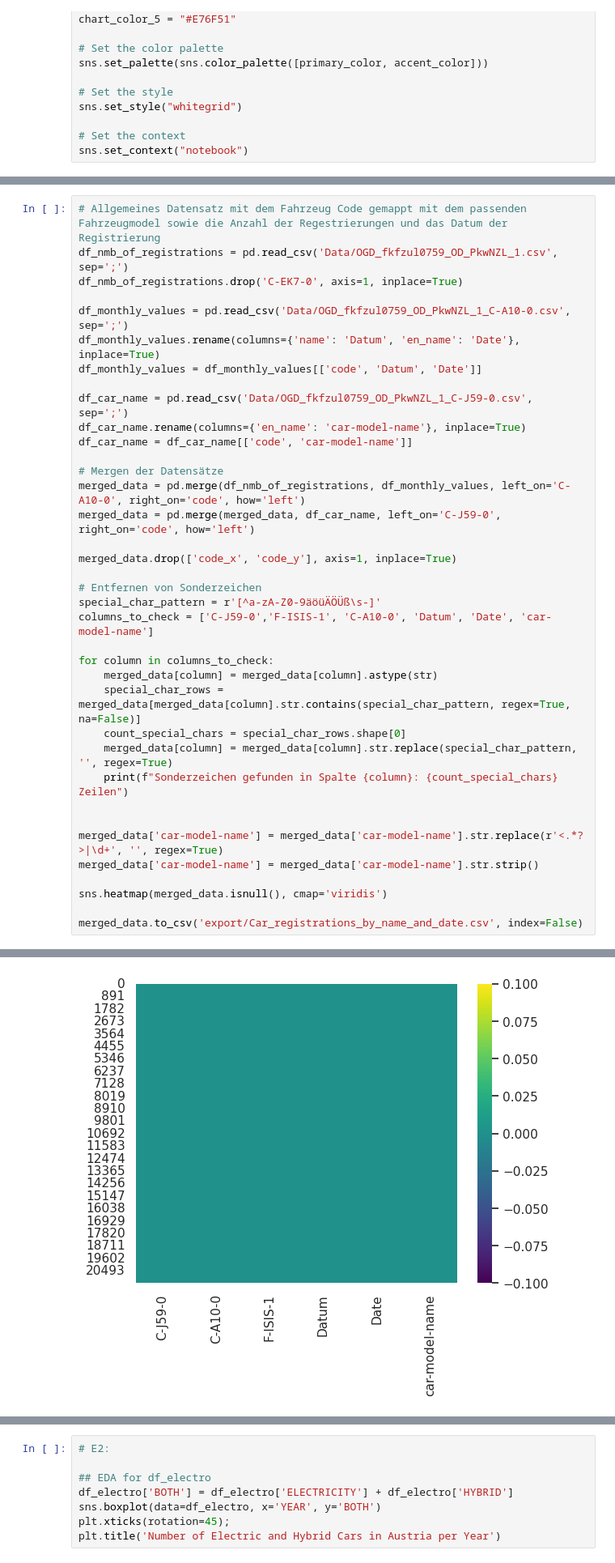
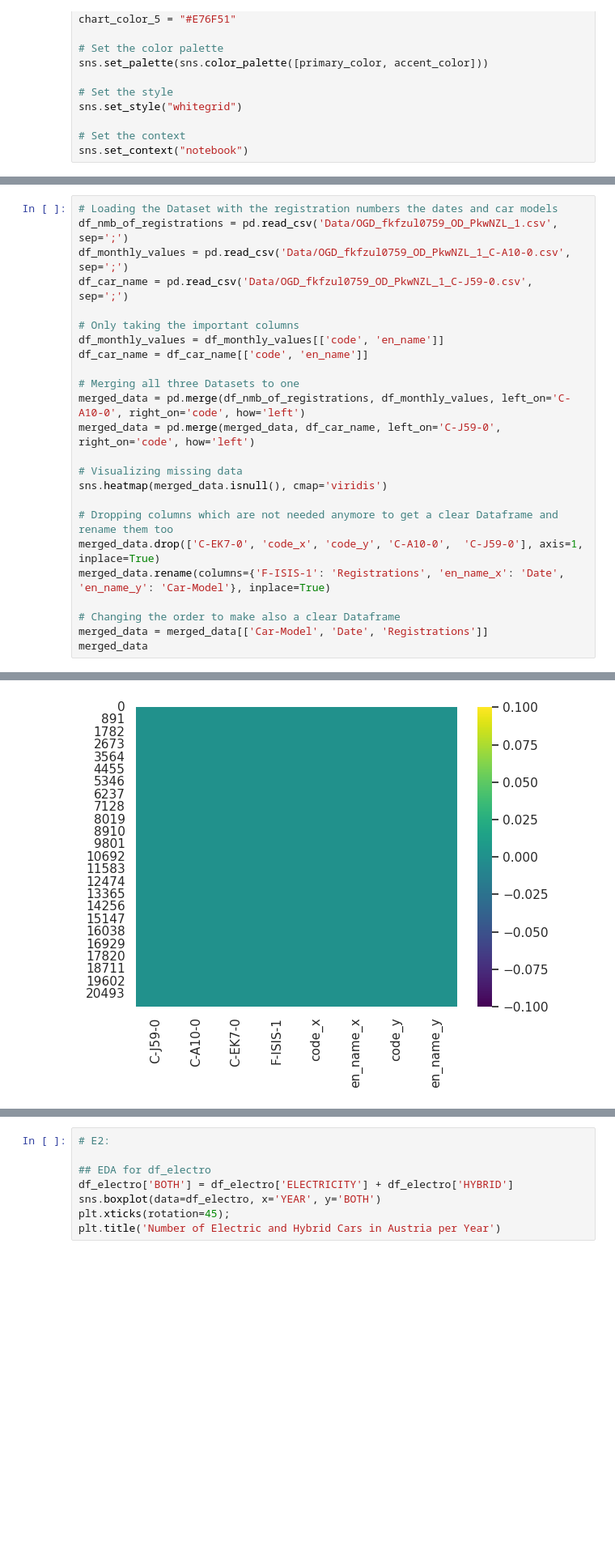
Before and after one commit to dannytheairish/fhtw-data-engineering, a Jupyter notebook: Pkw-Final.ipynb, the cells around one changed output, grey strips where cells are left out. Shown at 81% size. Cells and saved outputs as stored; diff of their text form; blank space fills up the shorter version.

```diff
--- a/Pkw-Final.ipynb
+++ b/Pkw-Final.ipynb
@@ -132,40 +132,27 @@ df_electro.to_csv('export/df_electro.csv')
 # %% [output]
 [figure]
 # %%
-# Allgemeines Datensatz mit dem Fahrzeug Code gemappt mit dem passenden Fahrzeugmodel sowie die Anzahl der Regestrierungen und das Datum der Registrierung
+# Loading the Dataset with the registration numbers the dates and car models
 df_nmb_of_registrations = pd.read_csv('Data/OGD_fkfzul0759_OD_PkwNZL_1.csv', sep=';')
-df_nmb_of_registrations.drop('C-EK7-0', axis=1, inplace=True)
+df_monthly_values = pd.read_csv('Data/OGD_fkfzul0759_OD_PkwNZL_1_C-A10-0.csv', sep=';')
+df_car_name = pd.read_csv('Data/OGD_fkfzul0759_OD_PkwNZL_1_C-J59-0.csv', sep=';')
 
-df_monthly_values = pd.read_csv('Data/OGD_fkfzul0759_OD_PkwNZL_1_C-A10-0.csv', sep=';')
-df_monthly_values.rename(columns={'name': 'Datum', 'en_name': 'Date'}, inplace=True)
-df_monthly_values = df_monthly_values[['code', 'Datum', 'Date']]
+# Only taking the important columns
+df_monthly_values = df_monthly_values[['code', 'en_name']]
+df_car_name = df_car_name[['code', 'en_name']]
 
-df_car_name = pd.read_csv('Data/OGD_fkfzul0759_OD_PkwNZL_1_C-J59-0.csv', sep=';')
-df_car_name.rename(columns={'en_name': 'car-model-name'}, inplace=True)
-df_car_name = df_car_name[['code', 'car-model-name']]
-
-# Mergen der Datensätze
+# Merging all three Datasets to one
 merged_data = pd.merge(df_nmb_of_registrations, df_monthly_values, left_on='C-A10-0', right_on='code', how='left')
 merged_data = pd.merge(merged_data, df_car_name, left_on='C-J59-0', right_on='code', how='left')
 
-merged_data.drop(['code_x', 'code_y'], axis=1, inplace=True)
-
-# Entfernen von Sonderzeichen
-special_char_pattern = r'[^a-zA-Z0-9äöüÄÖÜß\s-]'
-columns_to_check = ['C-J59-0','F-ISIS-1', 'C-A10-0', 'Datum', 'Date', 'car-model-name']
-
-for column in columns_to_check:
-    merged_data[column] = merged_data[column].astype(str)
-    special_char_rows = merged_data[merged_data[column].str.contains(special_char_pattern, regex=True, na=False)]
-    count_special_chars = special_char_rows.shape[0]
-    merged_data[column] = merged_data[column].str.replace(special_char_pattern, '', regex=True)
-    print(f"Sonderzeichen gefunden in Spalte {column}: {count_special_chars} Zeilen")
-
-
-merged_data['car-model-name'] = merged_data['car-model-name'].str.replace(r'<.*?>|\d+', '', regex=True)
-merged_data['car-model-name'] = merged_data['car-model-name'].str.strip()
-
+# Visualizing missing data
 sns.heatmap(merged_data.isnull(), cmap='viridis')
 
-merged_data.to_csv('export/Car_registrations_by_name_and_date.csv', index=False)
+# Dropping columns which are not needed anymore to get a clear Dataframe and rename them too
+merged_data.drop(['C-EK7-0', 'code_x', 'code_y', 'C-A10-0',  'C-J59-0'], axis=1, inplace=True)
+merged_data.rename(columns={'F-ISIS-1': 'Registrations', 'en_name_x': 'Date', 'en_name_y': 'Car-Model'}, inplace=True)
+
+# Changing the order to make also a clear Dataframe
+merged_data = merged_data[['Car-Model', 'Date', 'Registrations']]
+merged_data
 # %% [output]
@@ -178 +172 @@ Sonderzeichen gefunden in Spalte car-model-name: 21380 Zeilen
-[figure, old version]
+[figure, new version]
```
Also changed, not shown: parts of 2 cells of this notebook.
